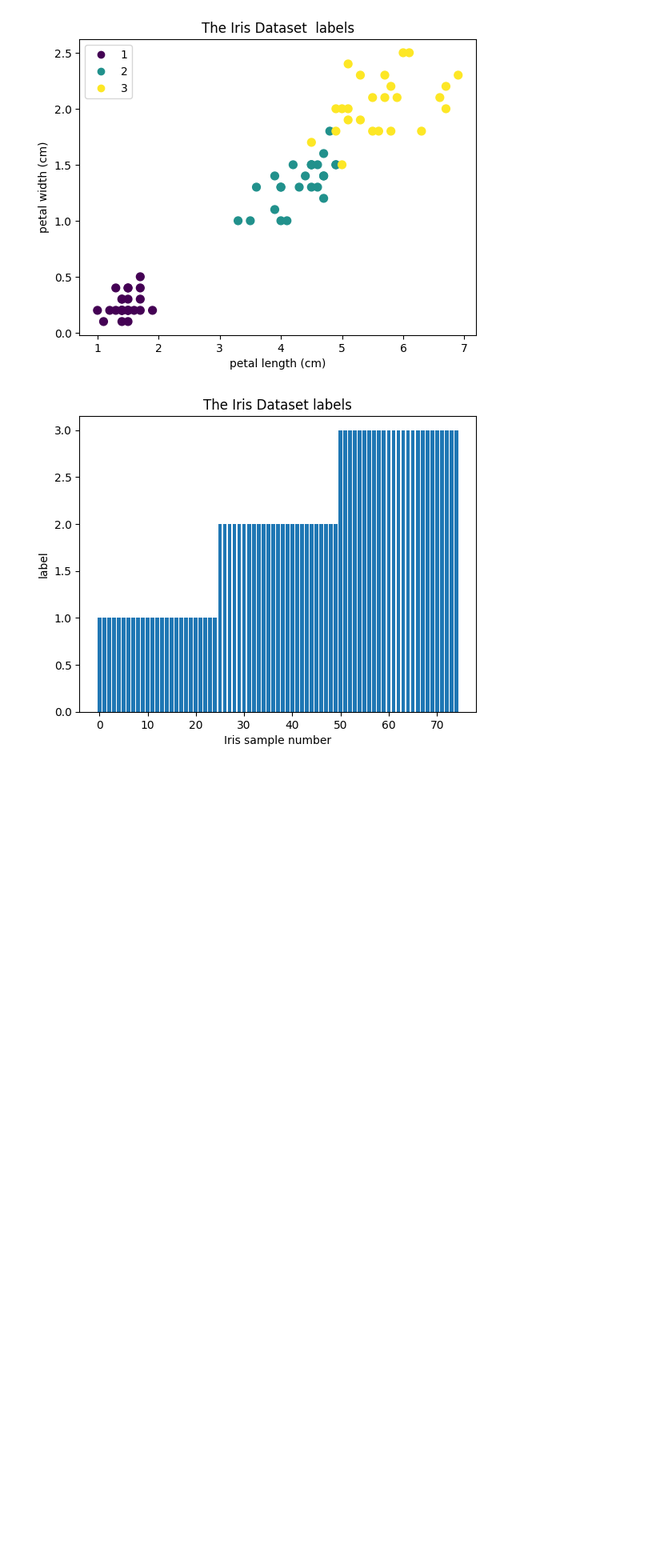
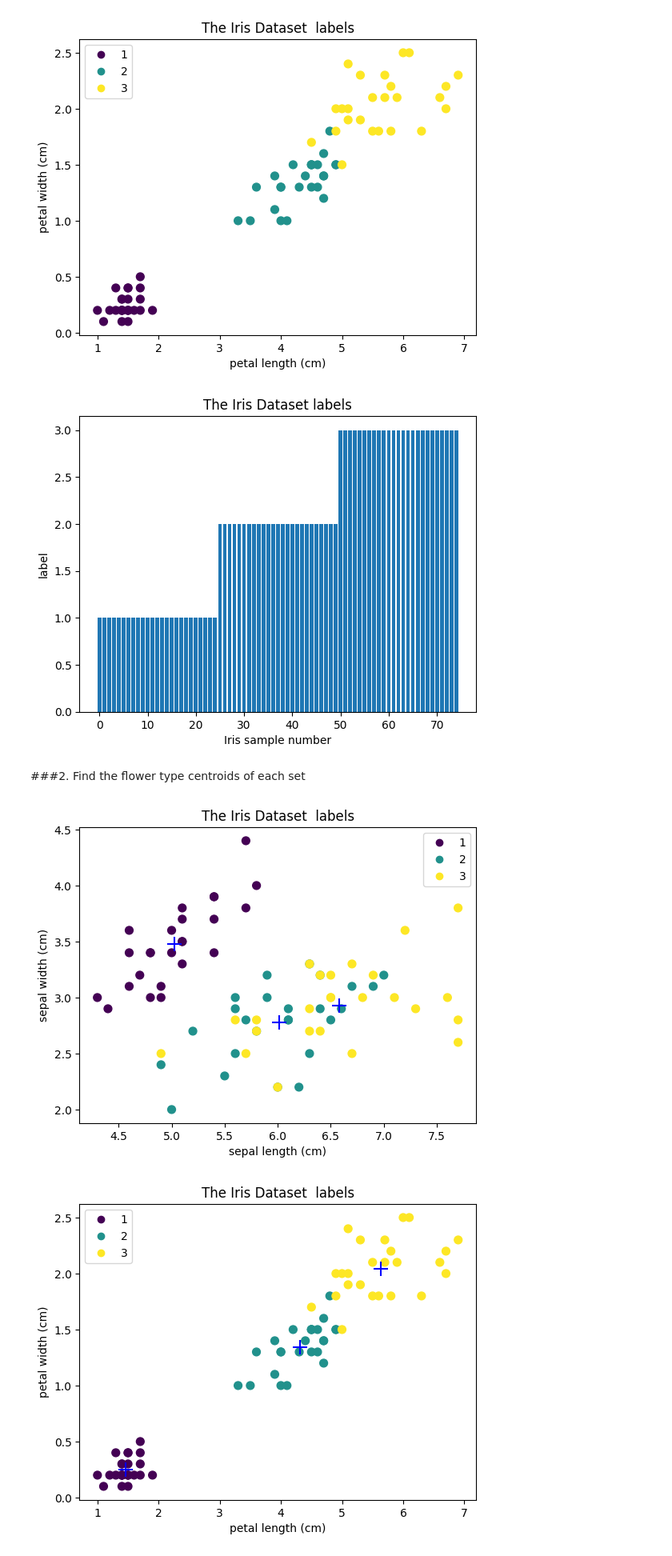
Before and after one commit to IbrahemAmar/Data-mining-and-Machine-Learning-, a Jupyter notebook: lab1_ex1.ipynb, the cells around one changed output. Shown at 80% size. Drawn from its saved outputs; the diff is of its cells as text; code cells hidden in the pictures; blank space fills up the shorter version.

Commit message:
Find the flower type centroids of each set+Plot every set with its centroids in a scatter plot

```diff
--- a/lab1_ex1.ipynb
+++ b/lab1_ex1.ipynb
@@ -262,3 +262,15 @@ plotLabels(labelsSamples00)
 [figure]
 [figure]
 [figure]
+# %% [markdown]
+###2. Find the flower type centroids of each set
+# %%
+# compute data centoids
+centroids00 = vecCentroids(dataSamples00,labelsSamples00)
+# %%
+# plot the data with centroids
+plotData(dataSamples00,labelsSamples00,fNames,0,1,centroids00)
+plotData(dataSamples00,labelsSamples00,fNames,2,3,centroids00)
+# %% [output]
+[figure, added]
+[figure, added]
```
